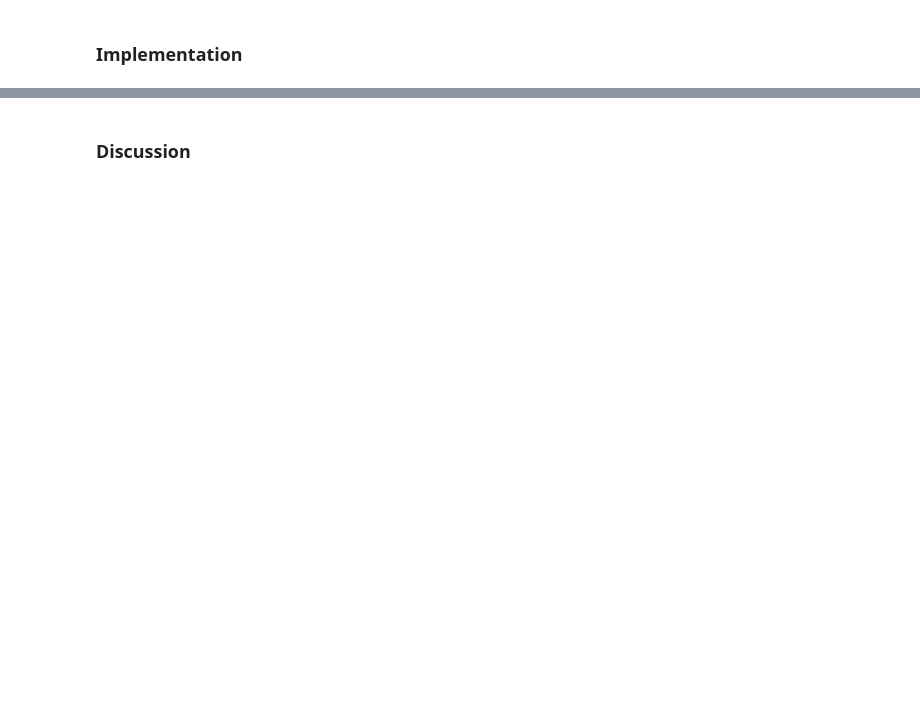
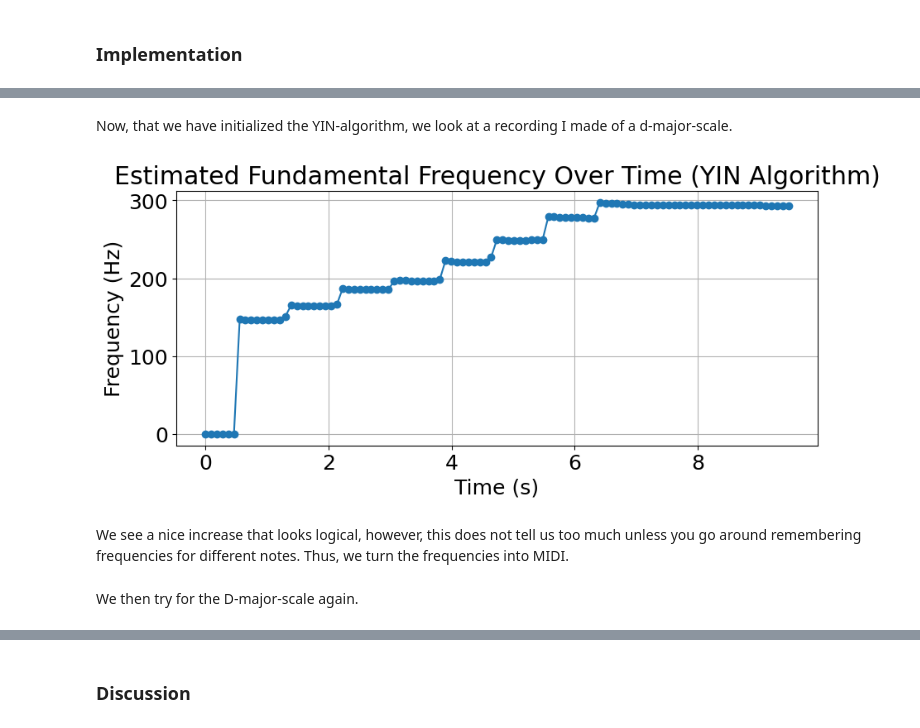
Before and after one commit to VictJoh/GuitarRecognition, a Jupyter notebook: GuitarRecognition_comp-essau.ipynb, the cells around one changed output, grey strips where cells are left out. Cells and saved outputs as stored; diff of their text form; code cells hidden in the pictures; blank space fills up the shorter version.

```diff
--- a/GuitarRecognition_comp-essau.ipynb
+++ b/GuitarRecognition_comp-essau.ipynb
@@ -567,0 +778,33 @@ Best candidate note: C3 with score: 1274.78
+# %% [markdown]
+Now, that we have initialized the YIN-algorithm, we look at a recording I made of a d-major-scale.
+# %%
+
+import numpy as np
+import matplotlib.pyplot as plt
+from scipy.io import wavfile
+
+# Load the WAV file
+file_path = "C:/Users/victo/Documents/Github/GuitarRecognition/data/d_major_scale.wav"
+
+# Read the audio file
+sample_rate, audio_data = read_wav(file_path)
+
+# Run the YIN pitch detection.
+frame_size = 8192
+hop_size = frame_size // 2 # want 50% overlap of windows
+fmin, fmax = 50, 10000
+times, pitches = yin_pitch_detection(audio_data, sample_rate, frame_size, hop_size,
+                                    fmin=fmin, fmax=fmax, threshold=0.2)
+
+# Plot the estimated pitch over time.
+plt.figure(figsize=(10, 4))
+plt.plot(times, pitches, marker='o', linestyle='-')
+plt.title("Estimated Fundamental Frequency Over Time (YIN Algorithm)")
+plt.xlabel("Time (s)")
+plt.ylabel("Frequency (Hz)")
+plt.grid(True)
+plt.show()
+# %% [output]
+[figure, added]
+# %% [markdown]
+We see a nice increase that looks logical, however, this does not tell us too much unless you go around remembering frequencies for different notes. Thus, we turn the frequencies into MIDI.
@@ -567,0 +876,2 @@ Best candidate note: C3 with score: 1274.78
+# %% [markdown]
+We then try for the D-major-scale again.
```
Also changed, not shown: parts of 42 cells of this notebook, 5 other files.
